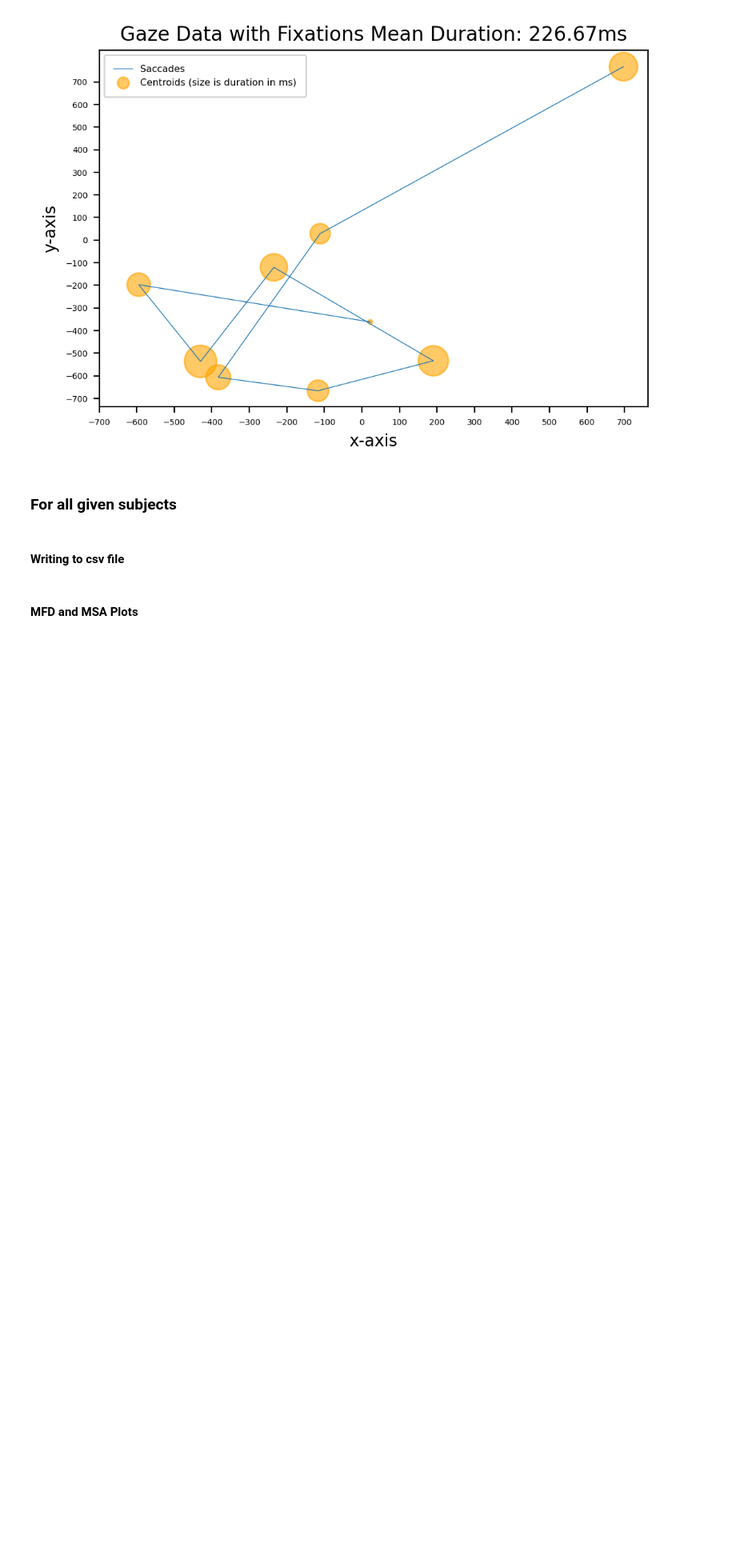
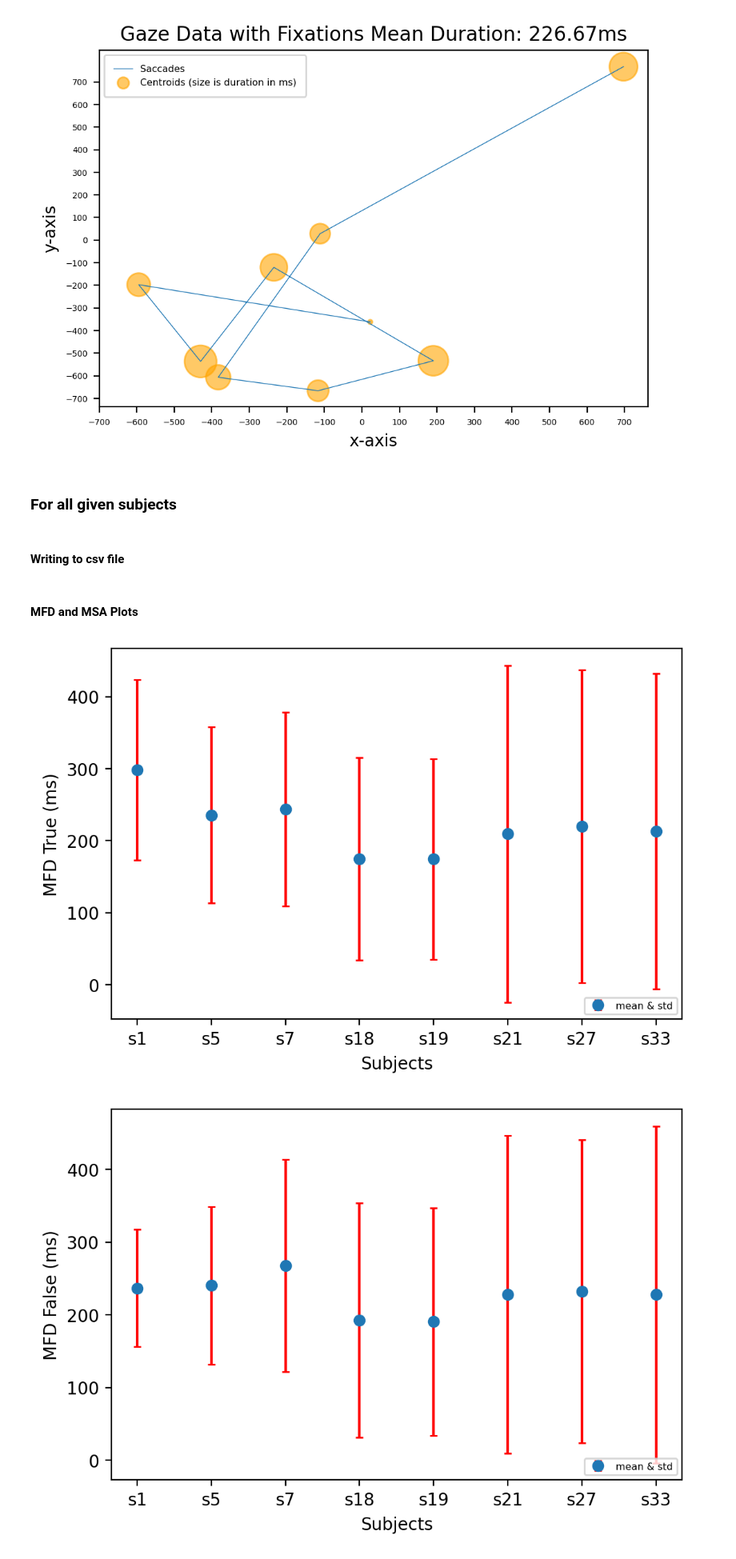
Before and after one commit to OluwaseunOjeleye/Eye-Tracking, a Jupyter notebook: Eyetracking.ipynb, the cells around one changed output. Shown at 80% size. Cells and saved outputs as stored; diff of their text form; code cells hidden in the pictures; blank space fills up the shorter version.

Commit message:
added MSA x MFD plots

```diff
--- a/Eyetracking.ipynb
+++ b/Eyetracking.ipynb
@@ -219,6 +219,26 @@ def plot_centroid_duration(centroid_x, centroid_y, duration, mean_duration):
   plt.xlabel('x-axis')
   plt.ylabel('y-axis')
   plt.show()
+
+def plot_MFD_Subject(sid, MFD, MFD_SD, text):
+  plt.errorbar(sid, MFD, MFD_SD, linestyle='None', fmt='-o', label="mean & std", capsize=2, ecolor='red')
+  plt.legend(fontsize='xx-small', loc=4)
+  plt.xlabel('Subjects')
+  plt.ylabel(text)
+  plt.show()
+
+
+def plot_MSA_MFD(sid, MFD, MSA, text):
+  plt.scatter(MFD, MSA, s=2, color='r', label="MFD-MSA (" + text + ")")
+  for i, txt in enumerate(sid):
+      plt.annotate(txt, (MFD[i]+0.3, MSA[i]), size=5)
+
+  plt.legend(fontsize='xx-small', loc=4)
+  plt.title("MSA "+text+ " x MFD "+text)
+  plt.tick_params(axis='both', which='major', labelsize=5)
+  plt.xlabel('MFD ' + text+' (ms)')
+  plt.ylabel('MSA ' + text+ ' (°)')
+  plt.show()
 # %% [markdown]
 # Main Code
 # %% [markdown]
@@ -382,0 +401,13 @@ new_dataframe.to_csv("/content/drive/MyDrive/Eye Tracking/result.csv", index=Fal
+# %%
+# Plots - Mean and std of known=true and known=false (for aggregated data of all your subjects)
+plot_MFD_Subject(subjects_id, MFD_true, MFD_SD_true, 'MFD True (ms)')
+plot_MFD_Subject(subjects_id, MFD_false, MFD_SD_false, 'MFD False (ms)')
+plot_MFD_Subject(subjects_id, MFD_overall, MFD_SD_overall, 'MFD Overall (ms)')
+
+# Plots - MSA x MFD
+plot_MSA_MFD(subjects_id, MFD_true, MSA_true, "True")
+plot_MSA_MFD(subjects_id, MFD_false, MSA_false, "False")
+plot_MSA_MFD(subjects_id, MFD_overall, MSA_overall, "Overall")
+# %% [output]
+[figure, added]
+[figure, added]
```
Also changed, not shown: parts of 2 cells of this notebook.
